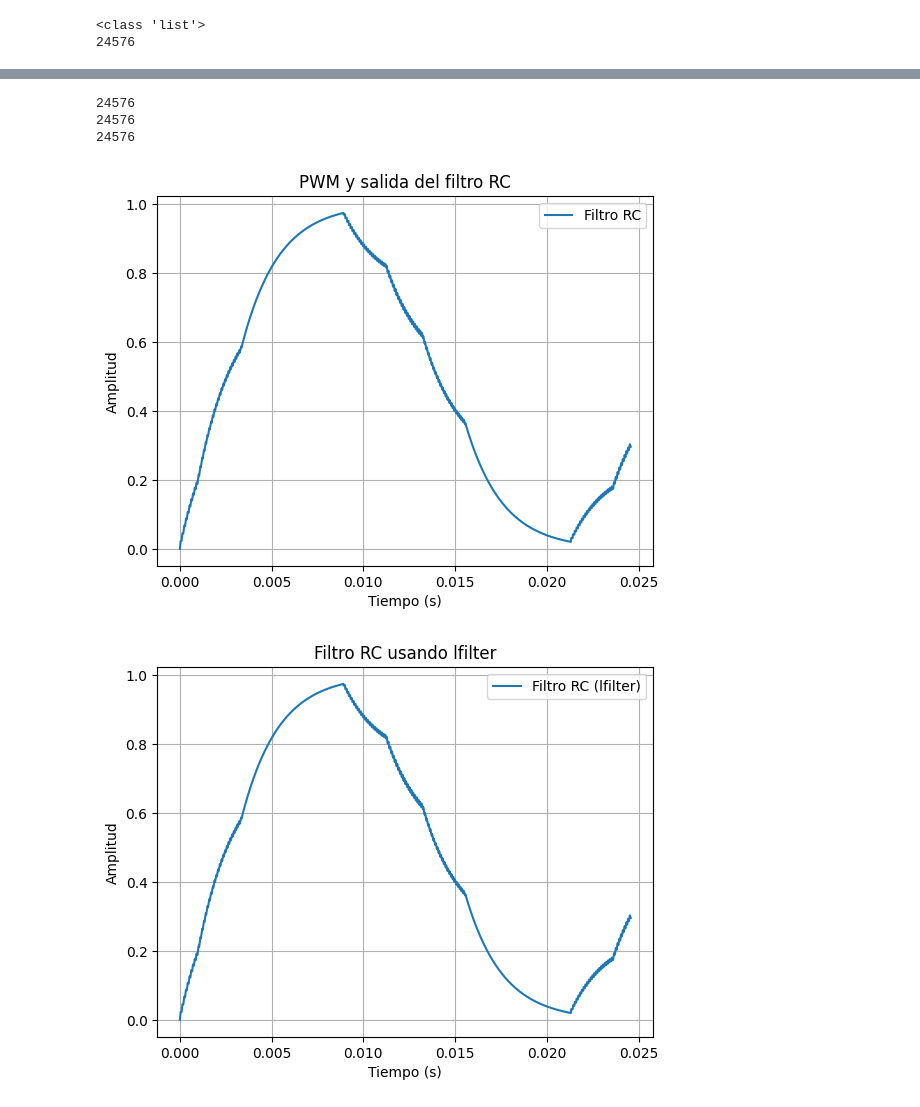
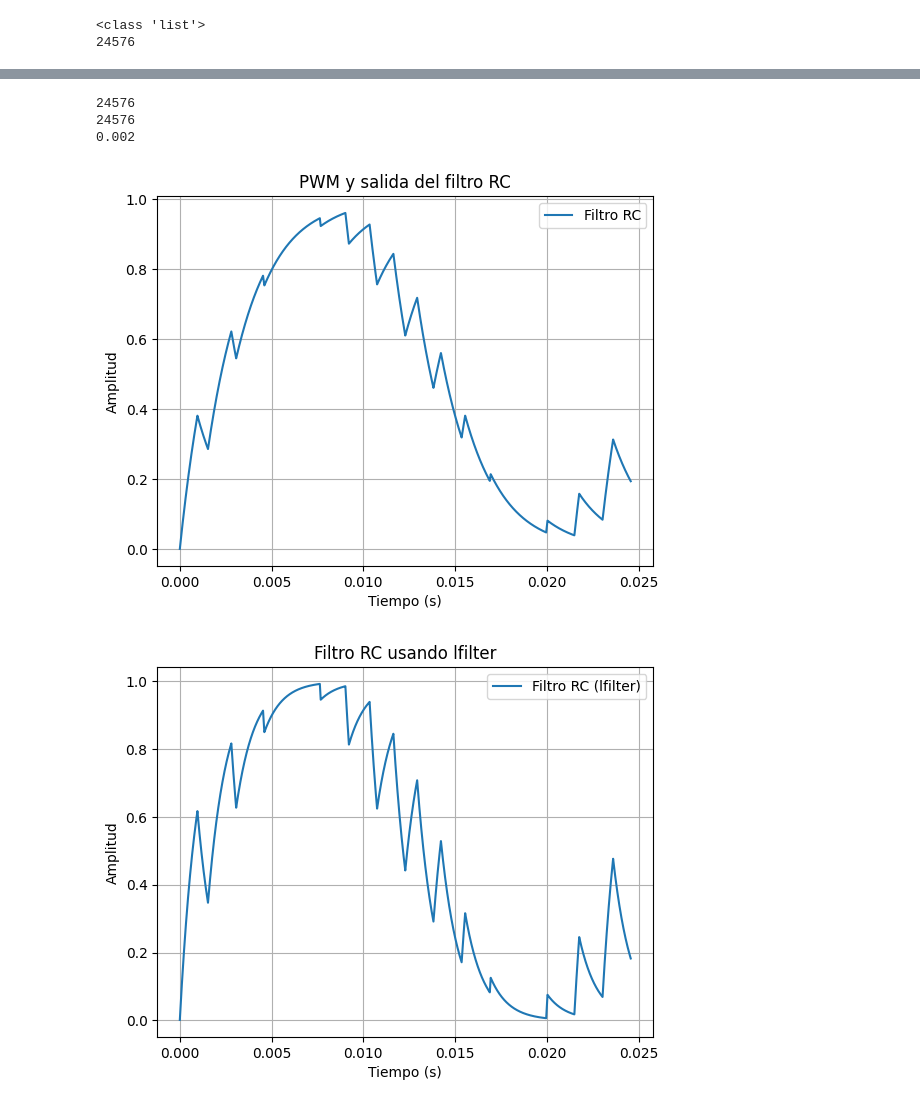
Before and after one commit to Nahueldb/fpga-examples, a Jupyter notebook: PWM/lut.ipynb, the cells around one changed output, grey strips where cells are left out. Cells and saved outputs as stored; diff of their text form; code cells hidden in the pictures.

```diff
--- a/PWM/lut.ipynb
+++ b/PWM/lut.ipynb
@@ -2,7 +2,7 @@
 import numpy as np
 
 # Parámetros
-data_bits = 12       # resolución del DAC / tamaño de cada valor
+data_bits = 16       # resolución del DAC / tamaño de cada valor
 addr_bits = 10       # número de direcciones de la LUT
 n_points = 2**addr_bits  # 1024 posiciones
 
@@ -112,6 +112,7 @@ import matplotlib.pyplot as plt
 pwm = samples
 f_pwm = 1e6           # frecuencia del PWM
 RC = 2000e-6             # constante de tiempo del filtro
+# RC_VALUES = [100e-6, 500e-6, 1000e-6, 2000e-6, 5000e-6]
 N = len(pwm)
 print(N)
 
@@ -120,10 +121,12 @@ print(len(t))
 
 # Filtro RC
 v_out = np.zeros(N)
+
+# for RC in RC_VALUES:
 alpha = 1/(RC*f_pwm)
 for n in range(1, N):
     v_out[n] = v_out[n-1] + alpha*(pwm[n]-v_out[n-1])
-print(len(v_out))
+print(RC)
 # vout complete to .txt
 # with open("vout.txt", "w") as f:
 #     for val in v_out:
@@ -146,23 +149,25 @@ plt.show()
 # %% [output]
 24576
 24576
-24576
+0.002
-[figure, old version]
+[figure, new version]
 # %%
 from scipy.signal import lfilter
 import matplotlib.pyplot as plt
+
+RC = 1000e-6             # constante de tiempo del filtro
 
 alpha = 1/(RC*f_pwm)
 b = [alpha]
 a = [1, -(1-alpha)]
 v_out = lfilter(b, a, pwm)
 
 plt.plot(t, v_out, label='Filtro RC (lfilter)')
 plt.xlabel('Tiempo (s)')
 plt.ylabel('Amplitud')
 plt.legend()
 plt.grid()
 plt.title('Filtro RC usando lfilter')
 plt.show()
 # %% [output]
-[figure, old version]
+[figure, new version]
```
Also changed, not shown: parts of 2 cells of this notebook, 15 other files.
